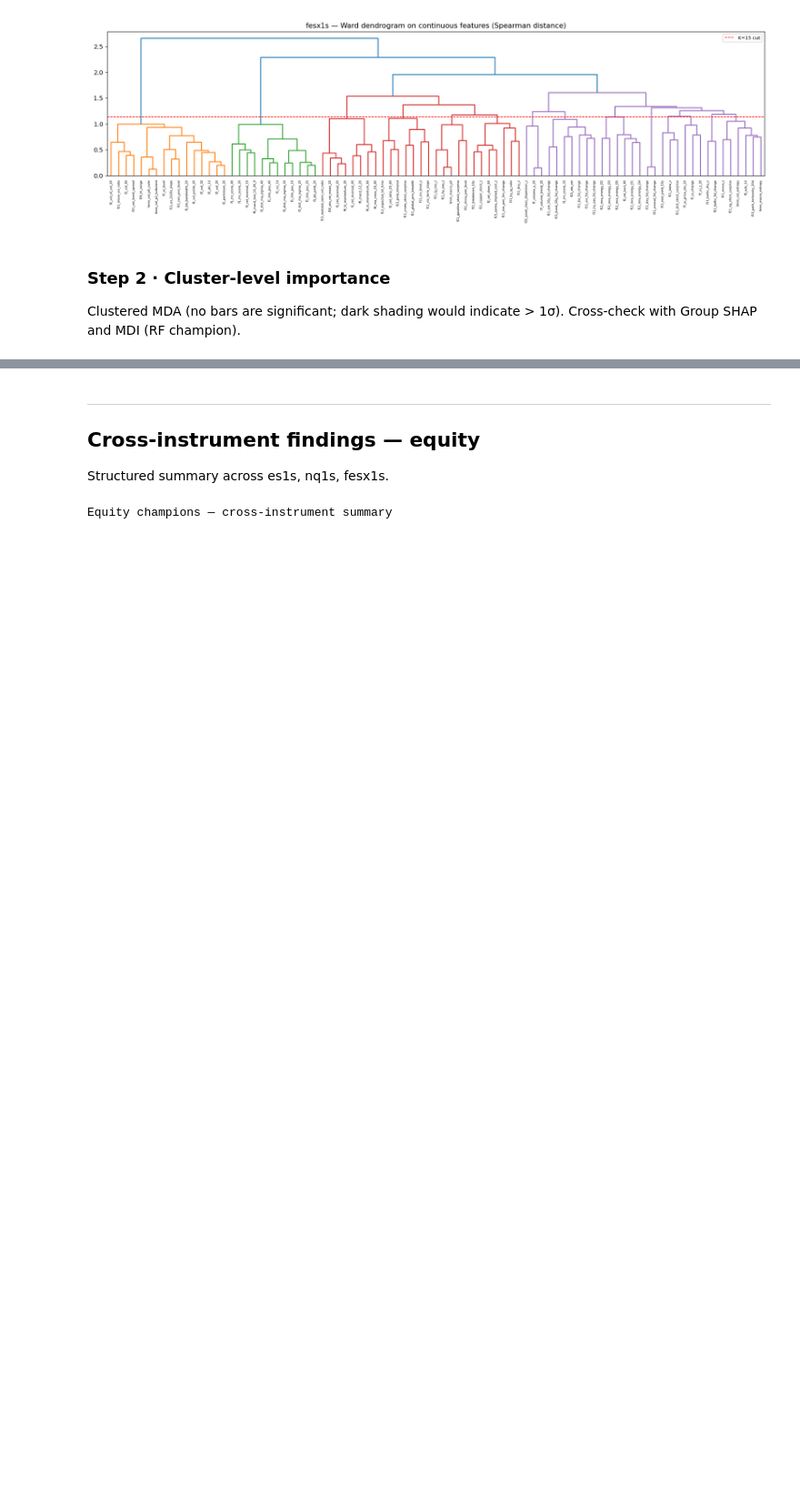
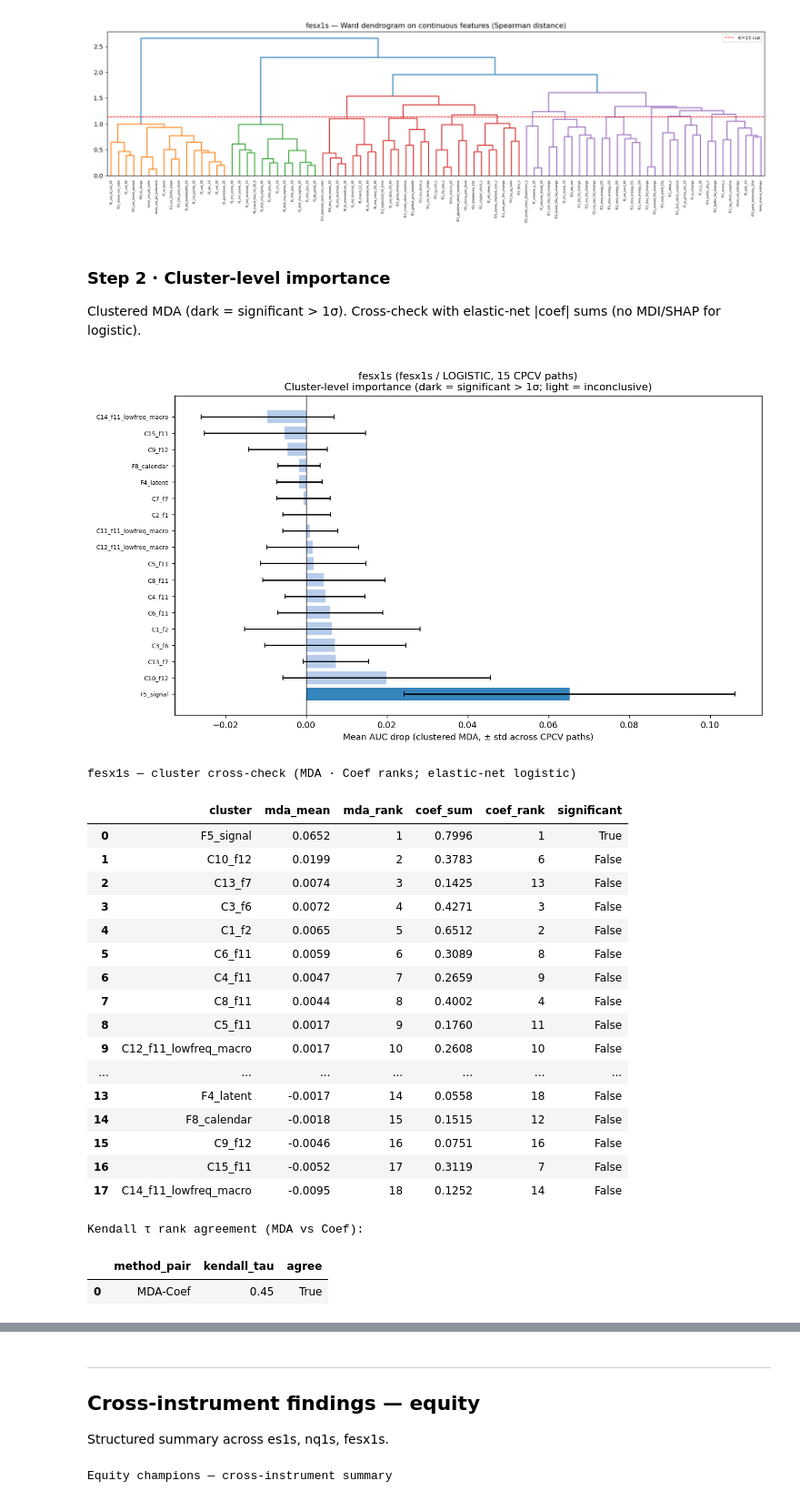
Before and after one commit to Ise-Q/stml, a Jupyter notebook: src/stml/new_work/equity_importance.ipynb, the cells around one changed output, grey strips where cells are left out. Shown at 91% size. Saved outputs shown, nothing was run; the diff lists cells and outputs as text; code cells hidden in the pictures; blank space fills up the shorter version.

```diff
--- a/src/stml/new_work/equity_importance.ipynb
+++ b/src/stml/new_work/equity_importance.ipynb
@@ -469,25 +541,47 @@ fesx1s — cluster summary (K=15 corr + 3 hand-assigned = 18 groups)
 # %% [markdown]
 ### Step 2 · Cluster-level importance
 
-Clustered MDA (no bars are significant; dark shading would indicate > 1σ). Cross-check with Group SHAP and MDI (RF champion).
+Clustered MDA (dark = significant > 1σ). Cross-check with elastic-net |coef| sums (no MDI/SHAP for logistic).
 # %%
 show(BASE / 'fesx1s' / 'clustered_mda_chart.png', width=1050)
 cc = load(BASE / 'fesx1s' / 'cluster_crosscheck_table.csv')
 ra = load(BASE / 'fesx1s' / 'rank_agreement.csv')
 if not cc.empty:
     fmt_cols = {'mda_mean': '{:.4f}'}
-    for col in ('shap_sum', 'mdi_sum', 'coef_sum'):
-        if col in cc.columns:
-            fmt_cols[col] = '{:.4f}'
+    if 'coef_sum' in cc.columns:
+        fmt_cols['coef_sum'] = '{:.4f}'
     display(
         cc.style
         .format(fmt_cols)
         .background_gradient(subset=['mda_mean'], cmap='RdYlGn', vmin=-0.05, vmax=0.08)
-        .set_caption('fesx1s — cluster cross-check (MDA · SHAP · MDI ranks; RF)')
+        .set_caption('fesx1s — cluster cross-check (MDA · Coef ranks; elastic-net logistic)')
     )
 if not ra.empty:
-    print('\nKendall τ rank agreement:')
+    print('\nKendall \u03c4 rank agreement (MDA vs Coef):')
     display(ra.style.format({'kendall_tau': '{:.2f}'}))
+# %% [output]
+[figure, added]
+fesx1s — cluster cross-check (MDA · Coef ranks; elastic-net logistic)
+|  | cluster | mda_mean | mda_rank | coef_sum | coef_rank | significant |
+| 0 | F5_signal | 0.0652 | 1 | 0.7996 | 1 | True |
+| 1 | C10_f12 | 0.0199 | 2 | 0.3783 | 6 | False |
+| 2 | C13_f7 | 0.0074 | 3 | 0.1425 | 13 | False |
+| 3 | C3_f6 | 0.0072 | 4 | 0.4271 | 3 | False |
+| 4 | C1_f2 | 0.0065 | 5 | 0.6512 | 2 | False |
+| 5 | C6_f11 | 0.0059 | 6 | 0.3089 | 8 | False |
+| 6 | C4_f11 | 0.0047 | 7 | 0.2659 | 9 | False |
+| 7 | C8_f11 | 0.0044 | 8 | 0.4002 | 4 | False |
+| 8 | C5_f11 | 0.0017 | 9 | 0.1760 | 11 | False |
+| 9 | C12_f11_lowfreq_macro | 0.0017 | 10 | 0.2608 | 10 | False |
+| ... | ... | ... | ... | ... | ... | ... |
+| 13 | F4_latent | -0.0017 | 14 | 0.0558 | 18 | False |
+| 14 | F8_calendar | -0.0018 | 15 | 0.1515 | 12 | False |
+| 15 | C9_f12 | -0.0046 | 16 | 0.0751 | 16 | False |
+| 16 | C15_f11 | -0.0052 | 17 | 0.3119 | 7 | False |
+| 17 | C14_f11_lowfreq_macro | -0.0095 | 18 | 0.1252 | 14 | False |
+Kendall τ rank agreement (MDA vs Coef):
+|  | method_pair | kendall_tau | agree |
+| 0 | MDA-Coef | 0.45 | True |
 # %% [markdown]
 ### Step 3 · Within-cluster breakdown (top 3 by MDA)
 
```
Also changed, not shown: parts of 24 cells of this notebook.
